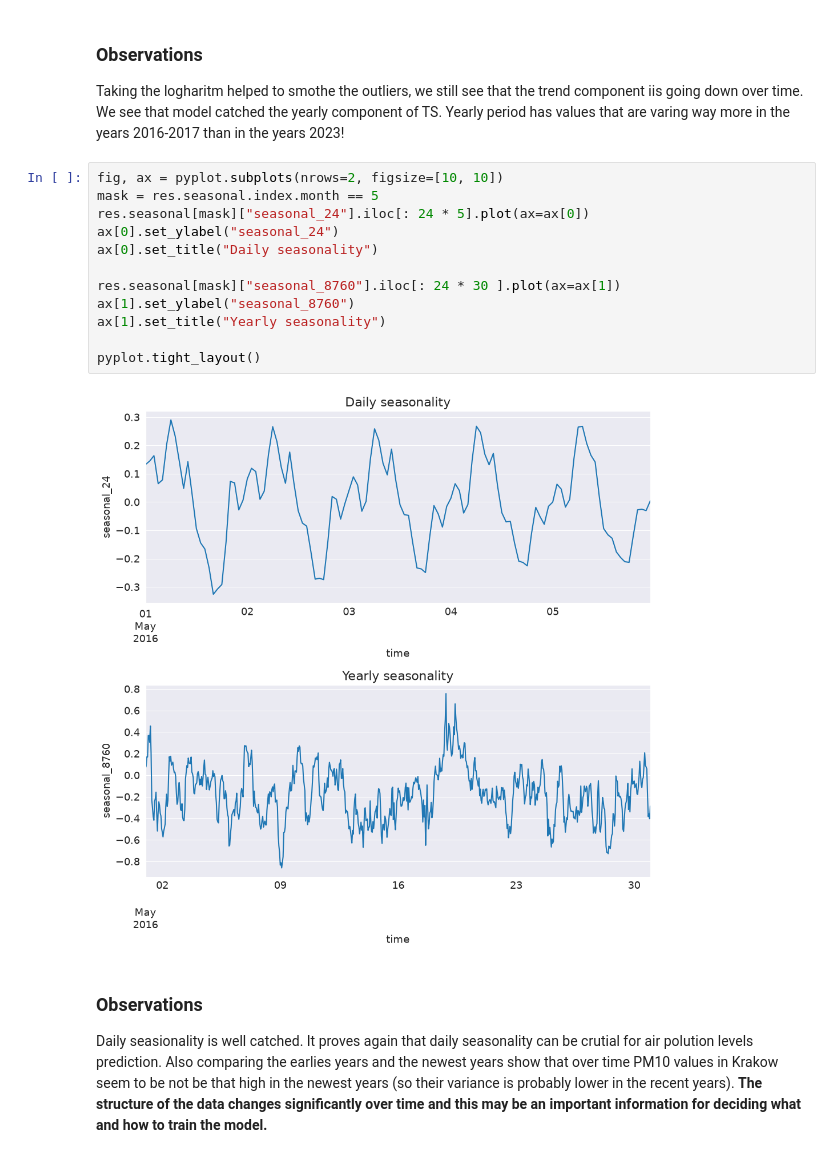
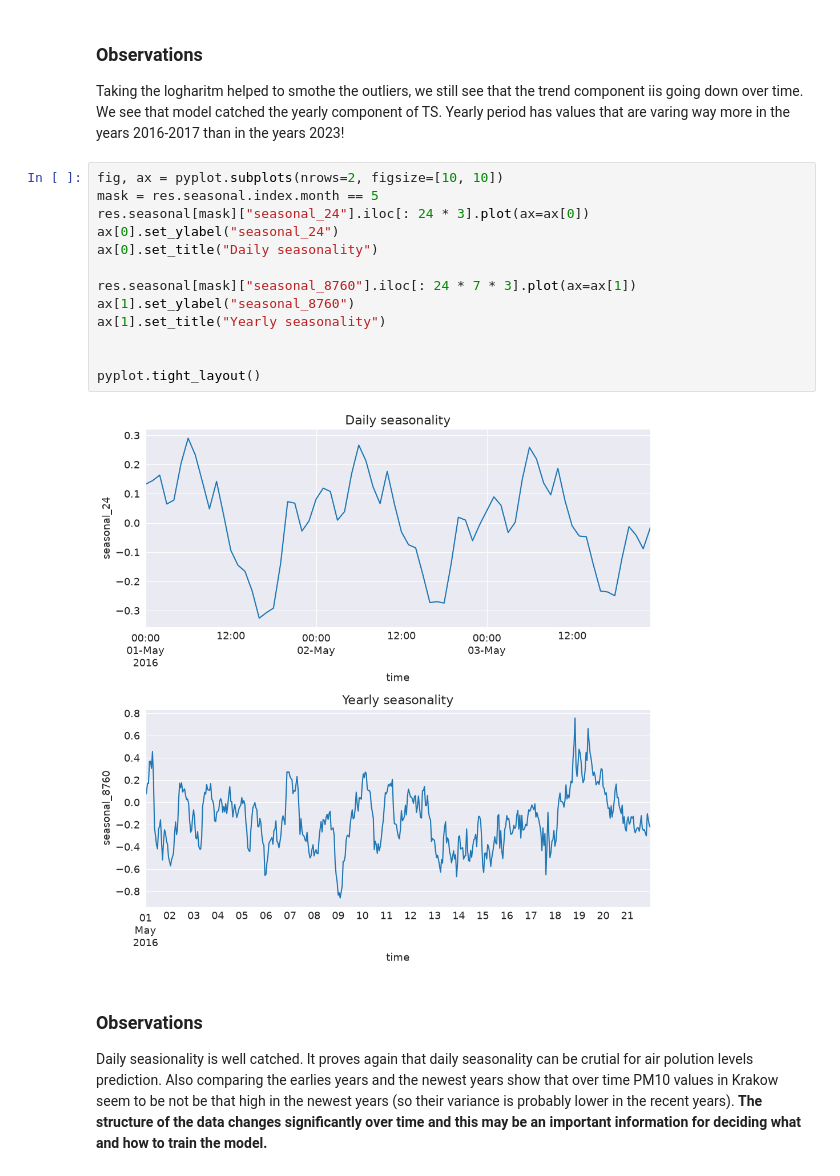
Before and after one commit to Pabito22/AirPolutionForecasting, a Jupyter notebook: notebooks/3-PW-Time-Series-Analysis.ipynb, the cells around one changed output. Cells and saved outputs as stored; diff of their text form.

```diff
--- a/notebooks/3-PW-Time-Series-Analysis.ipynb
+++ b/notebooks/3-PW-Time-Series-Analysis.ipynb
@@ -72,20 +57,21 @@ ax = res.plot()
 Taking the logharitm helped to smothe the outliers, we still see that the trend component iis going down over time.
 We see that model catched the yearly component of TS.
 Yearly period has values that are varing way more in the years 2016-2017 than in the years 2023!
-# %%
-fig, ax = pyplot.subplots(nrows=2, figsize=[10, 10])
-mask = res.seasonal.index.month == 5
-res.seasonal[mask]["seasonal_24"].iloc[: 24 * 5].plot(ax=ax[0])
-ax[0].set_ylabel("seasonal_24")
-ax[0].set_title("Daily seasonality")
-
-res.seasonal[mask]["seasonal_8760"].iloc[: 24 * 30 ].plot(ax=ax[1])
-ax[1].set_ylabel("seasonal_8760")
-ax[1].set_title("Yearly seasonality")
-
-pyplot.tight_layout()
-# %% [output]
-[figure, removed]
+# %%
+fig, ax = pyplot.subplots(nrows=2, figsize=[10, 10])
+mask = res.seasonal.index.month == 5
+res.seasonal[mask]["seasonal_24"].iloc[: 24 * 3].plot(ax=ax[0])
+ax[0].set_ylabel("seasonal_24")
+ax[0].set_title("Daily seasonality")
+
+res.seasonal[mask]["seasonal_8760"].iloc[: 24 * 7 * 3].plot(ax=ax[1])
+ax[1].set_ylabel("seasonal_8760")
+ax[1].set_title("Yearly seasonality")
+
+
+pyplot.tight_layout()
+# %% [output]
+[figure, added]
 # %% [markdown]
 ### Observations
 Daily seasionality is well catched. It proves again that daily seasonality can be crutial for air polution
```
Also changed, not shown: parts of 10 cells of this notebook, 6 other files.
